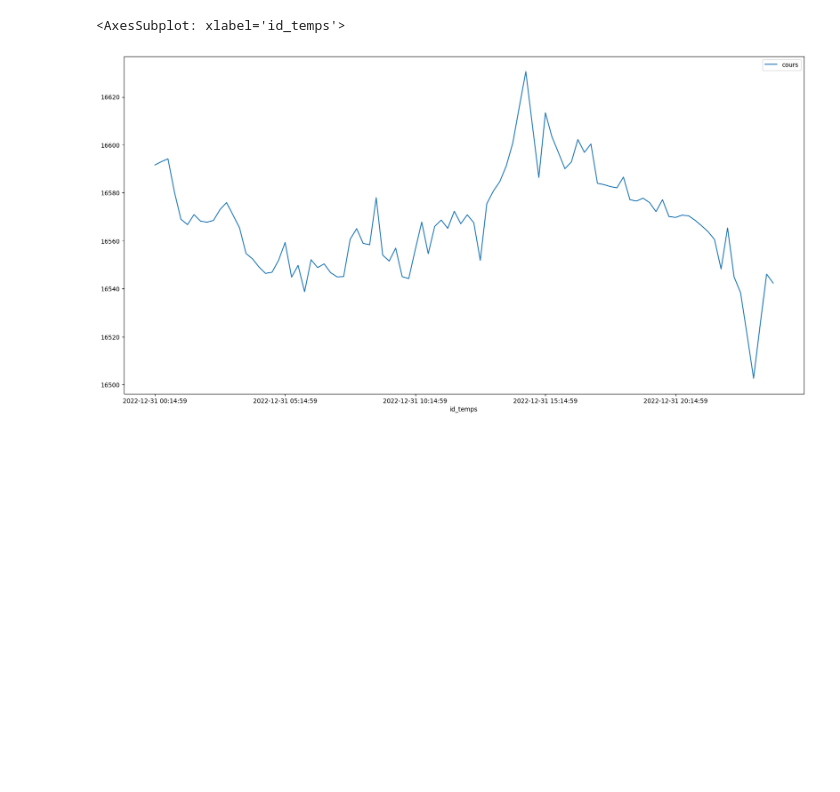
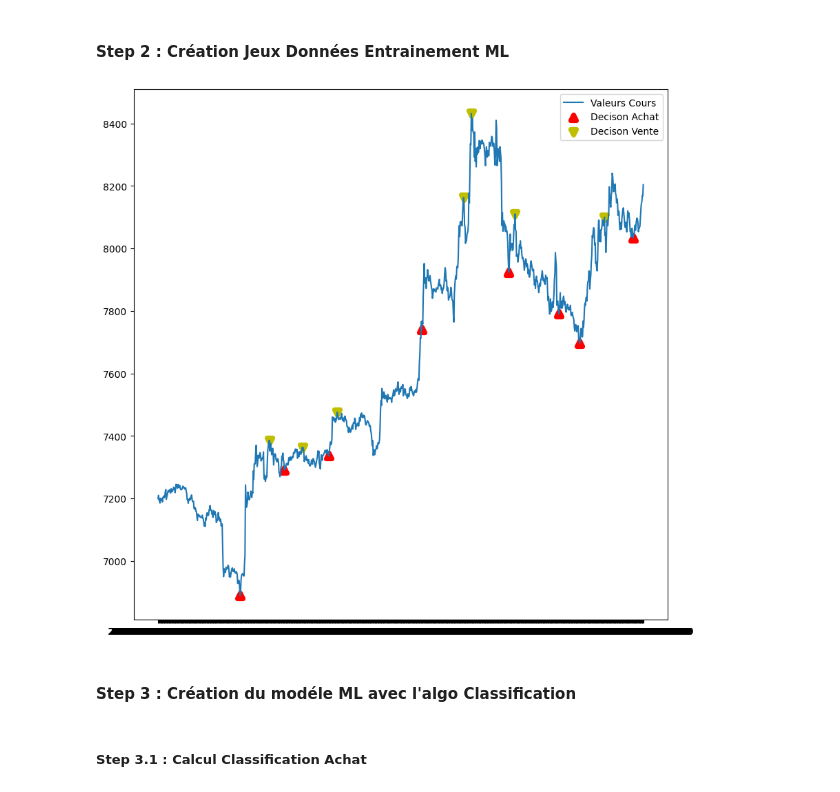
Before and after one commit to Arnoldyoussa/Projet_OPA, a Jupyter notebook: Conso_Data_Binance.ipynb, the cells around one changed output. Cells and saved outputs as stored; diff of their text form; code cells hidden in the pictures; blank space fills up the shorter version.

```diff
--- a/Conso_Data_Binance.ipynb
+++ b/Conso_Data_Binance.ipynb
@@ -10,28 +16,3 @@ import matplotlib.pyplot as plt
 # %%
 PathDatabase = '/home/arnold/ENV_VIRTUEL/ATU_FORMATION/REP_DEV/Projet_OPA/DataBase/SQLite/test.db'
 SQL = DAO_SQL.Drivers_SQLite(PathDatabase)
-# %%
-res = SQL.Select("select datetime(id_temps/1000,'unixepoch'), VALEUR_COURS, IND_RSI, IND_TRIX, IND_QUOTEVOLUME from FAIT_SIT_COURS_HIST where julianday(current_date) - julianday(datetime(id_temps/1000,'unixepoch')) < 29 ;")
-
-L = list()
-for i in res:
-    (a,b, c, d, e) = i
-    L.append({'id_temps' : a, 'cours' : b, 'rsi' : c, 'trix' : d, 'volume' : e})
-
-#print(L)
-
-df = pd.DataFrame(L)
-
-df[['id_temps','volume']]
-
-df.plot(x ='id_temps', y = ['cours'], figsize = (20, 10) )
-
-#plt.plot(df['id_temps'],  df['cours'],label ='cours')
-#plt.plot(df['id_temps'],  df['rsi'], label ='rsi')
-#plt.plot(df['id_temps'],  df['trix'], label ='trix')
-
-#plt.bar(df['id_temps'], df['volume'], label = 'volume')
-#plt.legend()
-# %% [output]
-<AxesSubplot: xlabel='id_temps'>
-[figure, removed]
@@ -37,0 +53,32 @@ df.plot(x ='id_temps', y = ['cours'], figsize = (20, 10) )
+# %% [markdown]
+#### Step 2 : Création Jeux Données Entrainement ML
+# %%
+sqlscript_Train ="""select datetime(A.id_temps/1000,'unixepoch'),
+    VALEUR_COURS,
+    VALEUR_COURS * B_A.IND_DEC,
+    VALEUR_COURS * B_V.IND_DEC,
+    IND_SMA_20,
+    IND_SMA_30,
+    IND_QUOTEVOLUME,
+    IND_CHANGEPERCENT,
+    IND_STOCH_RSI,
+    IND_RSI,
+    IND_TRIX,
+    B_A.IND_DEC,
+    B_V.IND_DEC
+    from FAIT_SIT_COURS_HIST A
+    inner join FAIT_DEC_ML_CLASS B_A ON (B_A.ID_SIT_CRS_HIS = A.ID_SIT_CRS_HIS and B_A.ID_MLCLAS = 3)
+    inner join FAIT_DEC_ML_CLASS B_V ON (B_V.ID_SIT_CRS_HIS = A.ID_SIT_CRS_HIS and B_V.ID_MLCLAS = 4)
+    inner join DIM_TEMPS C ON (C.ID_TEMPS = A.ID_TEMPS)
+    where IND_SMA_30 is not null and C.ANNEE in ('2020')
+    limit ?;"""
+# %%
+# Création du DataFrame Entrainement
+df = CreateDataFrame(sqlscript_Train)
+# %%
+#Affichage Graphe des 1000 premiers Cours ainsi que les decisisions d'Achat
+AffichageGraphe(df,1000)
+# %% [output]
+[figure, added]
+# %% [markdown]
+#### Step 3 : Création du modéle ML avec l'algo Classification
@@ -37,0 +96,2 @@ df.plot(x ='id_temps', y = ['cours'], figsize = (20, 10) )
+# %% [markdown]
+##### Step 3.1 : Calcul Classification Achat
```
Also changed, not shown: parts of 13 cells of this notebook, 3 other files.
